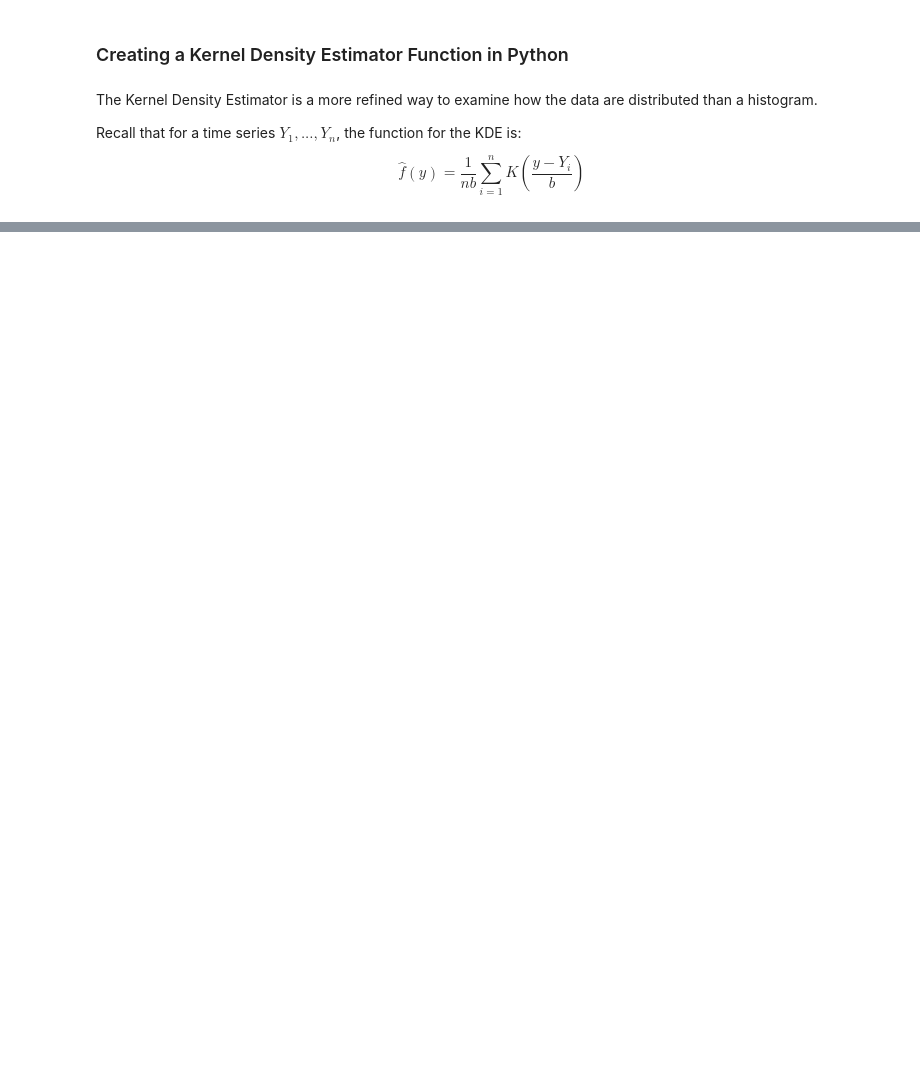
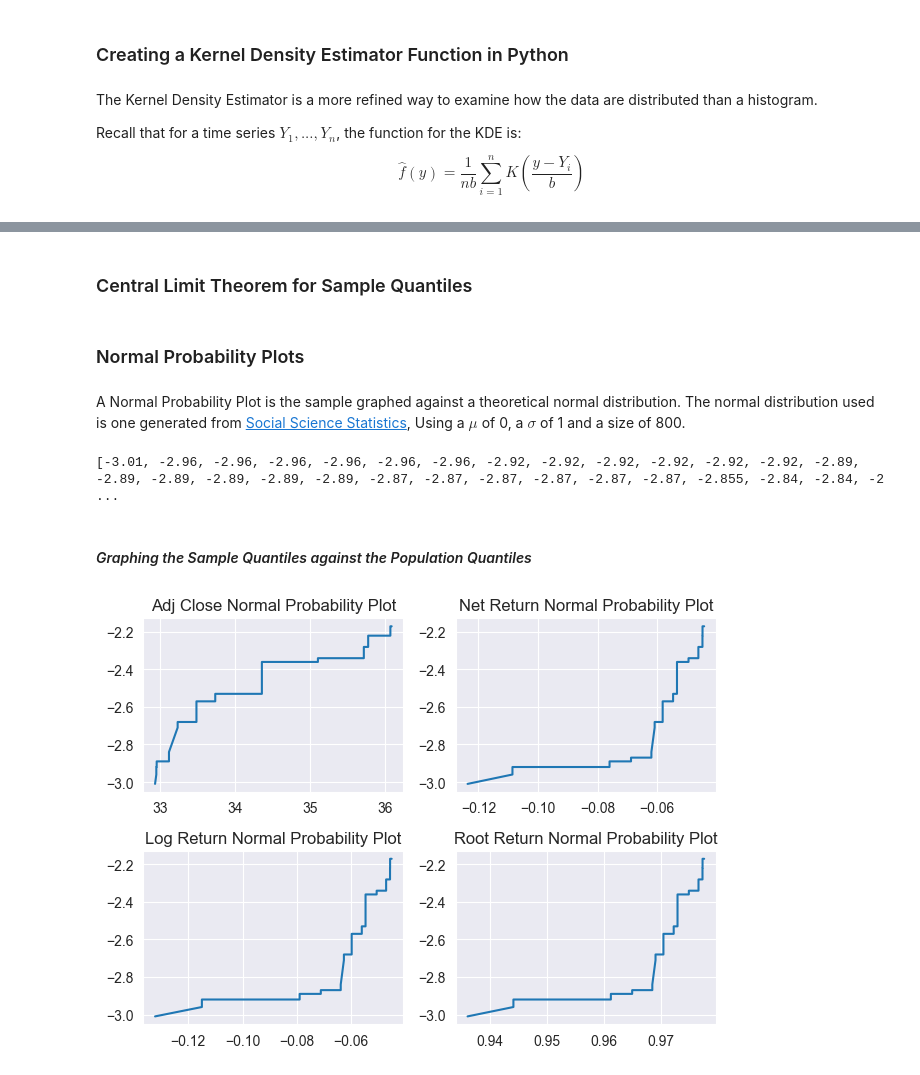
Before and after one commit to dBCooper2/pythonic-finance, a Jupyter notebook: notebooks/time_series/exploratory_data_analysis.ipynb, the cells around one changed output, grey strips where cells are left out. Saved outputs shown, nothing was run; the diff lists cells and outputs as text; code cells hidden in the pictures; blank space fills up the shorter version.

Commit message:
added normal prob plots

```diff
--- a/notebooks/time_series/exploratory_data_analysis.ipynb
+++ b/notebooks/time_series/exploratory_data_analysis.ipynb
@@ -557,0 +574,5 @@ $$\hat{f}(y) = \frac{1}{nb}\sum_{i=1}^{n}K(\frac{y-Y_i}{b})$$
+# %%
+aph_ac = aph_df['Adj_Close'].dropna().to_list()
+aph_nr = aph_df['Net_Return'].dropna().to_list()
+aph_lr = aph_df['Log_Return'].dropna().to_list()
+aph_rr = aph_df['Root_Return'].dropna().to_list()
@@ -557,0 +623,5 @@ $$\hat{f}(y) = \frac{1}{nb}\sum_{i=1}^{n}K(\frac{y-Y_i}{b})$$
+# %%
+ac_quantiles = get_all_quantiles(aph_ac)
+nr_quantiles = get_all_quantiles(aph_nr)
+lr_quantiles = get_all_quantiles(aph_lr)
+rr_quantiles = get_all_quantiles(aph_rr)
@@ -557,0 +652,35 @@ $$\hat{f}(y) = \frac{1}{nb}\sum_{i=1}^{n}K(\frac{y-Y_i}{b})$$
+# %% [markdown]
+### Central Limit Theorem for Sample Quantiles
+# %% [markdown]
+### Normal Probability Plots
+# %% [markdown]
+A Normal Probability Plot is the sample graphed against a theoretical normal distribution. The normal distribution used is one generated from [Social Science Statistics](<https://www.socscistatistics.com/utilities/normaldistribution/default.aspx>), Using a $\mu$ of 0, a $\sigma$ of 1 and a size of 800.
+# %%
+pop_distribution = pd.read_csv('/Users/dB/Documents/repos/github/pythonic-finance/docs/test_distributions/test_normal_distribution.csv')
+pop_quantiles = get_all_quantiles(pop_distribution['Value'].to_list())
+print(pop_quantiles)
+# %% [output]
+[-3.01, -2.96, -2.96, -2.96, -2.96, -2.96, -2.96, -2.92, -2.92, -2.92, -2.92, -2.92, -2.92, -2.89, -2.89, -2.89, -2.89, -2.89, -2.89, -2.87, -2.87, -2.87, -2.87, -2.87, -2.87, -2.855, -2.84, -2.84, -2 ...
+# %% [markdown]
+#### _Graphing the Sample Quantiles against the Population Quantiles_
+# %%
+# Create subplots
+fig, axs = plt.subplots(2, 2)
+
+# Plot data on each subplot
+axs[0, 0].plot(ac_quantiles, pop_quantiles)
+axs[0, 0].set_title('Adj Close Normal Probability Plot')
+axs[0, 1].plot(nr_quantiles, pop_quantiles)
+axs[0, 1].set_title('Net Return Normal Probability Plot')
+axs[1, 0].plot(lr_quantiles, pop_quantiles)
+axs[1, 0].set_title('Log Return Normal Probability Plot')
+axs[1, 1].plot(rr_quantiles, pop_quantiles)
+axs[1, 1].set_title('Root Return Normal Probability Plot')
+
+# Adjust layout
+plt.tight_layout()
+
+# Show the plot
+plt.show()
+# %% [output]
+[figure, added]
```
Also changed, not shown: parts of 19 cells of this notebook, 2 other files.
